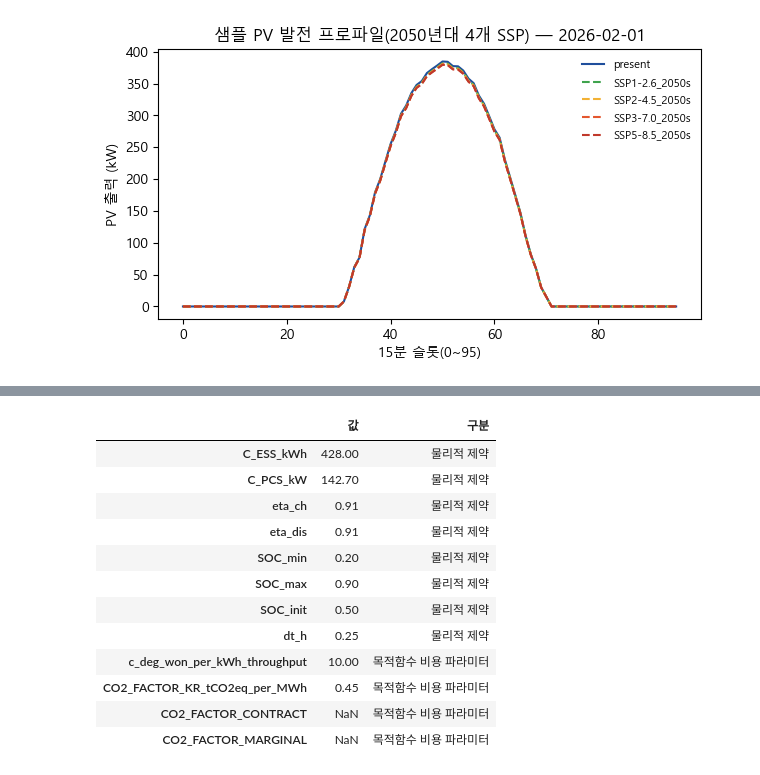
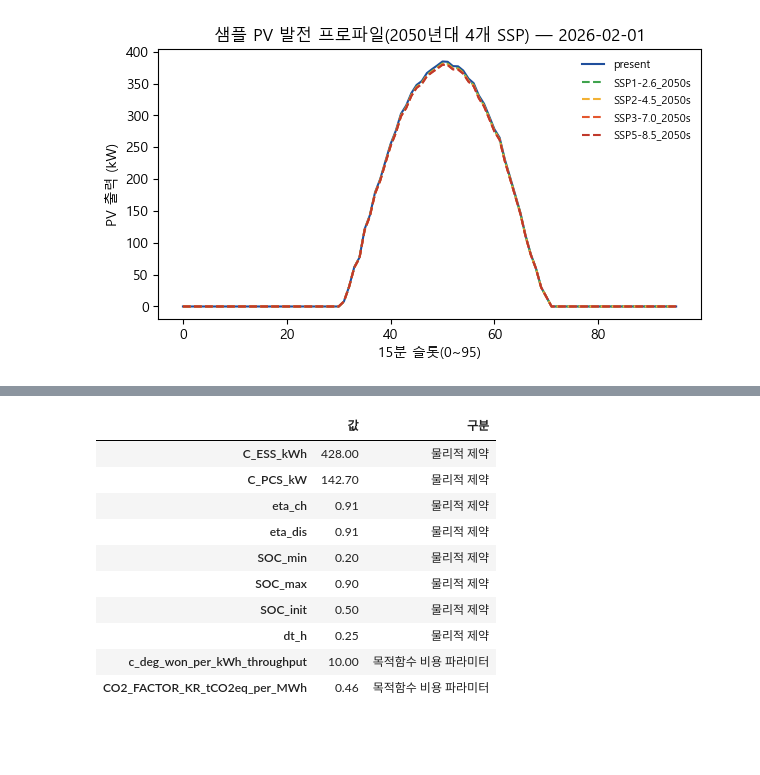
Before and after one commit to pjw040702/RobustEMS, a Jupyter notebook: ess_pv_pipeline.ipynb, the cells around one changed output, grey strips where cells are left out. Drawn from its saved outputs; the diff is of its cells as text; code cells hidden in the pictures; blank space fills up the shorter version.

```diff
--- a/ess_pv_pipeline.ipynb
+++ b/ess_pv_pipeline.ipynb
@@ -242,40 +234,36 @@ ESS_PARAMS = {
     "eta_ch": round(ETA_CH, 4), "eta_dis": round(ETA_DIS, 4),
     "SOC_min": SOC_MIN, "SOC_max": SOC_MAX, "SOC_init": SOC_INIT, "dt_h": DT_H,
 }
 
 # 열화비용(cycle aging, throughput 선형근사) -- Rainflow 사후검증은 4단계 이후 별도 스크립트
 C_BAT_REPLACEMENT = 100_000                 # 원/kWh, 배터리 셀 교체비용(parameters.md, PCS/BOS 제외)
 N_EFC = 5000                                # Gasper et al. 2023, LFP/Graphite 4,000~6,000 EFC 기준값(SOH 80%)
 C_DEG = C_BAT_REPLACEMENT / (2 * N_EFC)     # 원/kWh-throughput
 
-# 탄소배출계수 -- 목적함수/온실가스 계산용(1)은 확정, 리포팅·분석용(2,3)은 팀원 조사 중
-CO2_FACTOR_KR = 0.4541                      # tCO2eq/MWh, 환경부 온실가스종합정보센터 '24 (확정)
-CO2_FACTOR_CONTRACT = None                  # 계약/환경가치 반영 배출계수 -- 일본 방법론+한국데이터, 조사 중
-CO2_FACTOR_MARGINAL = None                  # 한계배출계수(실제 감축효과 분석용) -- 조사 중
+# 탄소배출계수 -- SKKU 캠퍼스 탄소중립 발표자료(탄소중립연구소, 2026-10-08, 53p)의 공식값으로 교체.
+# 조원이 전달한 0.4173은 해당 공식 문서(0.45941)와 불일치가 확인되어 공식 문서 값을 채택.
+# 계약/환경가치 반영 배출계수·한계배출계수는 지도교수 자문에 따라 불필요한 것으로 확인되어 제외
+CO2_FACTOR_KR = 0.45941                     # tCO2eq/MWh (확정, SKKU 탄소중립 문서 53p)
 
 COST_PARAMS = {
     "c_deg_won_per_kWh_throughput": round(C_DEG, 2),
     "CO2_FACTOR_KR_tCO2eq_per_MWh": CO2_FACTOR_KR,
-    "CO2_FACTOR_CONTRACT": CO2_FACTOR_CONTRACT,
-    "CO2_FACTOR_MARGINAL": CO2_FACTOR_MARGINAL,
 }
 
 pd.concat([
     pd.Series(ESS_PARAMS, name="값").to_frame().assign(구분="물리적 제약"),
     pd.Series(COST_PARAMS, name="값").to_frame().assign(구분="목적함수 비용 파라미터"),
 ])
 # %% [output]
 |  | 값 | 구분 |
 | C_ESS_kWh | 428.00 | 물리적 제약 |
 | C_PCS_kW | 142.70 | 물리적 제약 |
 | eta_ch | 0.91 | 물리적 제약 |
 | eta_dis | 0.91 | 물리적 제약 |
 | SOC_min | 0.20 | 물리적 제약 |
 | SOC_max | 0.90 | 물리적 제약 |
 | SOC_init | 0.50 | 물리적 제약 |
 | dt_h | 0.25 | 물리적 제약 |
 | c_deg_won_per_kWh_throughput | 10.00 | 목적함수 비용 파라미터 |
-| CO2_FACTOR_KR_tCO2eq_per_MWh | 0.45 | 목적함수 비용 파라미터 |
-| CO2_FACTOR_CONTRACT | NaN | 목적함수 비용 파라미터 |
-| CO2_FACTOR_MARGINAL | NaN | 목적함수 비용 파라미터 |
+| CO2_FACTOR_KR_tCO2eq_per_MWh | 0.46 | 목적함수 비용 파라미터 |
 # %% [markdown]
```
Also changed, not shown: parts of 15 cells of this notebook, 1 other file.
